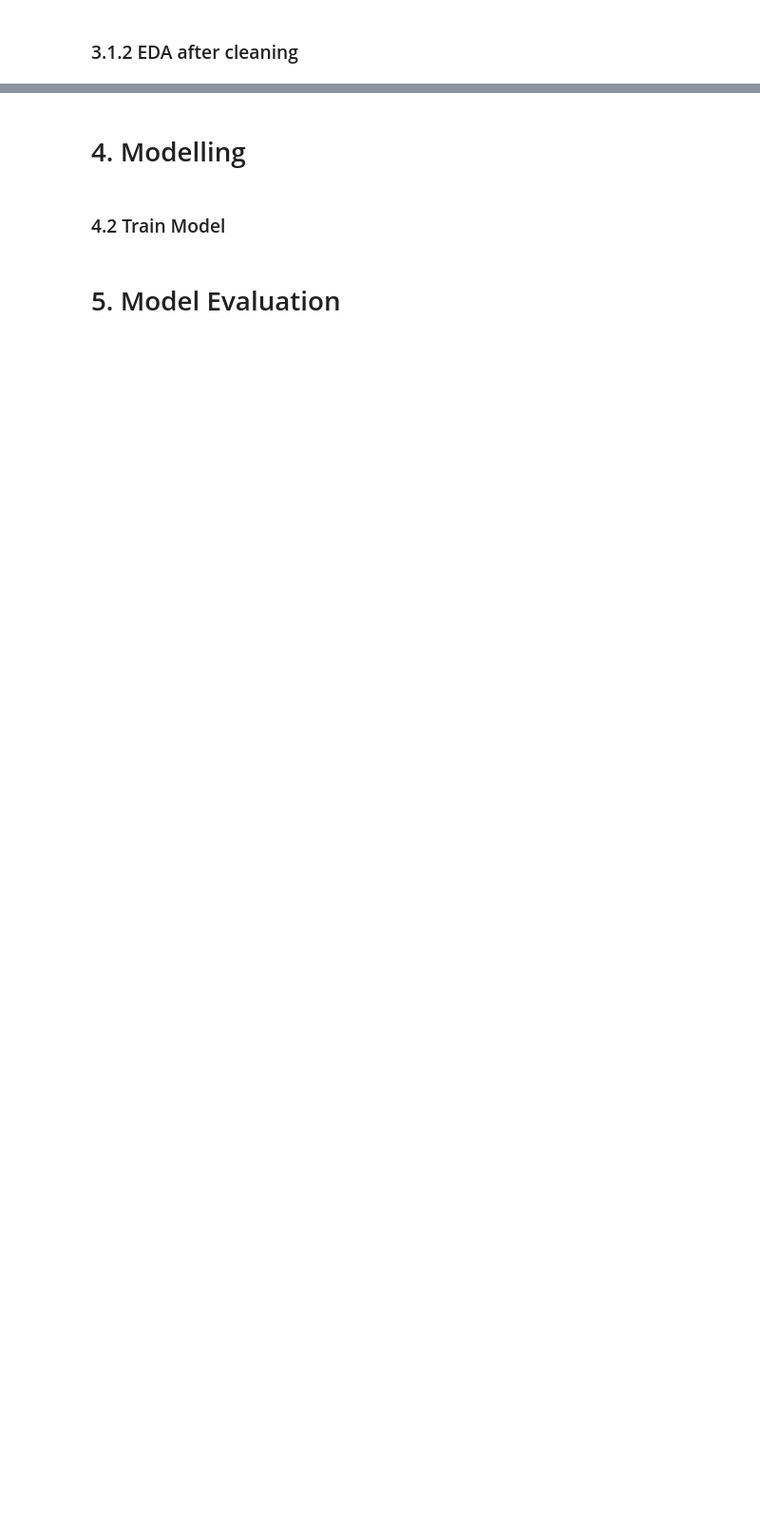
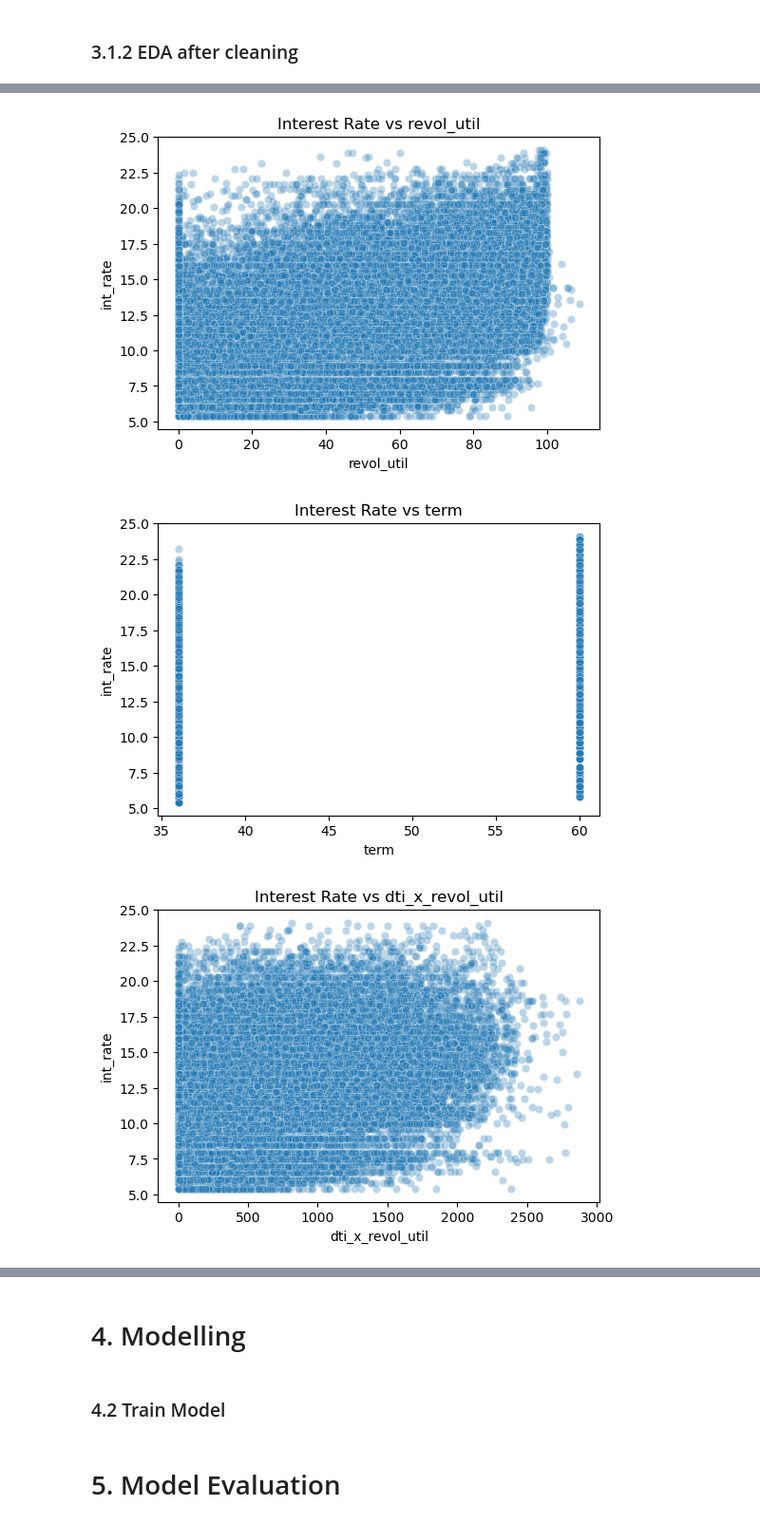
Before and after one commit to Theducklingandmonkey/Mldp_Loan_evaluation, a Jupyter notebook: MLDP Program Codes Submission Template.ipynb, the cells around one changed output, grey strips where cells are left out. Shown at 95% size. Cells and saved outputs as stored; diff of their text form; code cells hidden in the pictures; blank space fills up the shorter version.

```diff
--- a/MLDP Program Codes Submission Template.ipynb
+++ b/MLDP Program Codes Submission Template.ipynb
@@ -674,0 +539,11 @@ plt.show()
+# %%
+leakage_cols = [
+    "installment",
+    "funded_amnt",
+    "funded_amnt_inv"
+]
+
+df_encoded = df_encoded.drop(columns=leakage_cols)
+# %%
+corr = df_encoded.corr(numeric_only=True)["int_rate"].sort_values(ascending=False)
+corr
@@ -674,0 +568,3 @@ plt.show()
+# %%
+top_features = corr.drop("int_rate").head(5).index.tolist()
+top_features
@@ -674,0 +573,16 @@ plt.show()
+# %%
+df_encoded = df_encoded[df_encoded["revol_util"] < 110].copy()
+# %%
+for col in top_features:
+    plt.figure(figsize=(6, 4))
+    sns.scatterplot(
+        x=df_encoded[col],
+        y=df_encoded["int_rate"],
+        alpha=0.3
+    )
+    plt.title(f"Interest Rate vs {col}")
+    plt.show()
+# %% [output]
+[figure, added]
+[figure, added]
+[figure, added]
```
Also changed, not shown: parts of 90 cells of this notebook.
